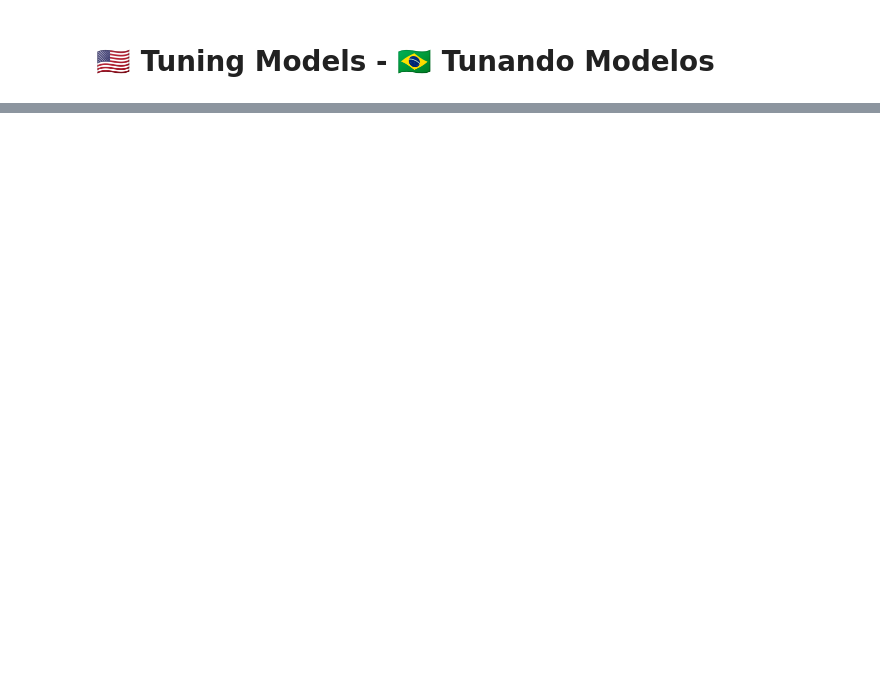
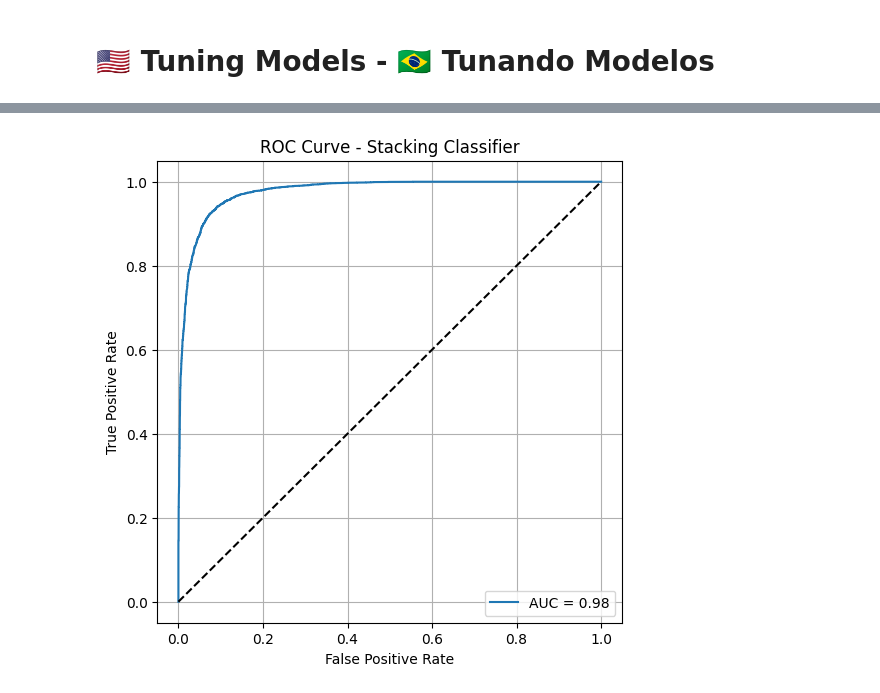
Before and after one commit to feliperodighero/hotel-reservations, a Jupyter notebook: notebooks/2-model-training.ipynb, the cells around one changed output, grey strips where cells are left out. Drawn from its saved outputs; the diff is of its cells as text; code cells hidden in the pictures; blank space fills up the shorter version.

```diff
--- a/notebooks/2-model-training.ipynb
+++ b/notebooks/2-model-training.ipynb
@@ -196,0 +245,30 @@ plt.show()
+# %%
+param_grid_et = {
+    'n_estimators': [100, 150, 200],
+    'max_depth': [None, 10, 20, 30],
+    'min_samples_split': [2, 5, 10],
+
+}
+
+
+et_model = ExtraTreesClassifier(random_state=42)
+
+
+grid_search_et = GridSearchCV(estimator=et_model, param_grid=param_grid_et, cv=3, n_jobs=-1, verbose=1, scoring='accuracy')
+
+
+start_time = time.time()
+
+
+grid_search_et.fit(over_X_train, over_y_train)
+
+
+end_time = time.time()
+time_taken = end_time - start_time
+
+
+best_et_model = grid_search_et.best_estimator_
+
+
+print("Best parameters for ExtraTreesClassifier:")
+print(grid_search_et.best_params_)
@@ -196,0 +465,17 @@ plt.show()
+# %%
+y_prob_stacking = stacking_clf.predict_proba(over_X_test)[:, 1]
+# %%
+fpr, tpr, _ = roc_curve(over_y_test, y_prob_stacking)
+roc_auc = auc(fpr, tpr)
+
+plt.figure(figsize=(6, 6))
+plt.plot(fpr, tpr, label=f'AUC = {roc_auc:.2f}')
+plt.plot([0, 1], [0, 1], 'k--')
+plt.xlabel('False Positive Rate')
+plt.ylabel('True Positive Rate')
+plt.title(f'ROC Curve - Stacking Classifier')
+plt.legend(loc='lower right')
+plt.grid()
+plt.show()
+# %% [output]
+[figure, added]
```
Also changed, not shown: parts of 10 cells of this notebook.
